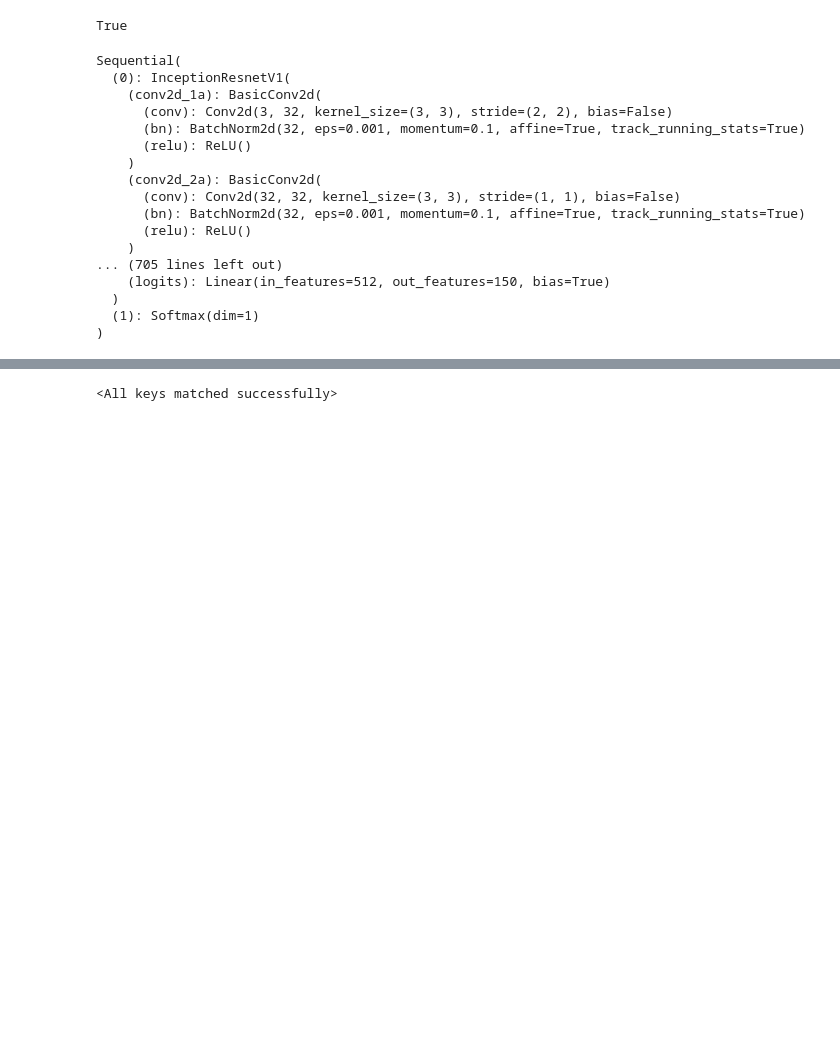
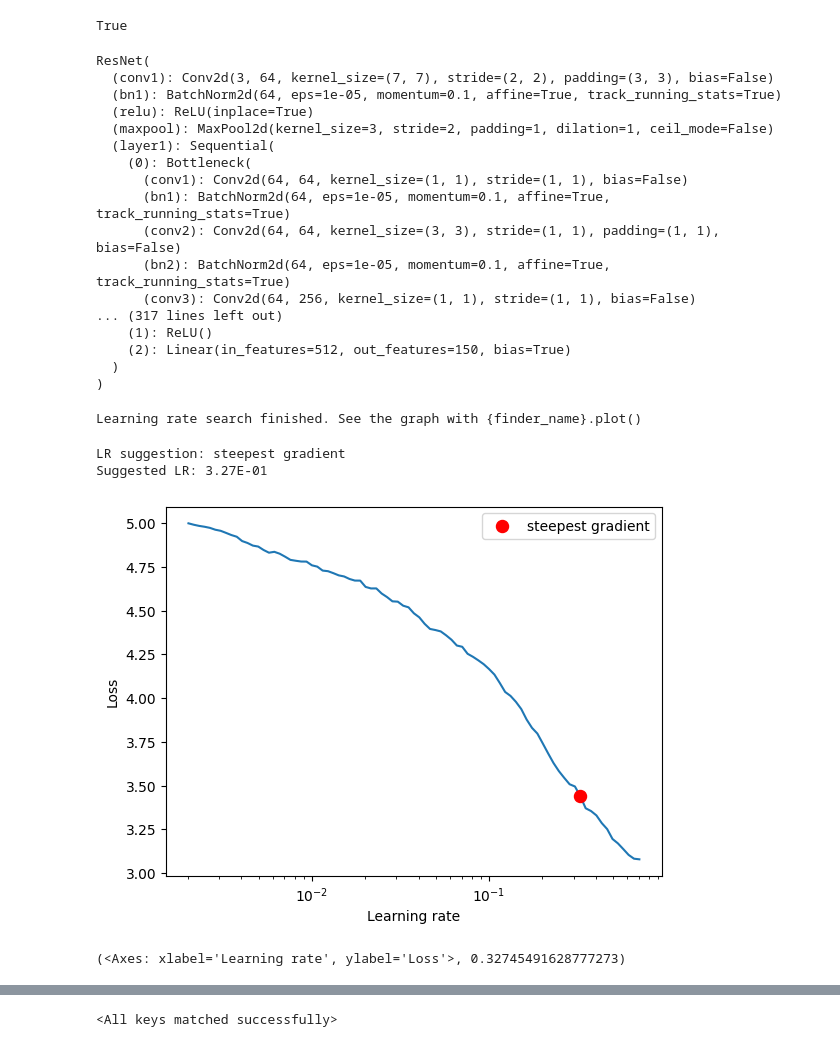
Before and after one commit to alihuss1017/PokeDex, a Jupyter notebook: main.ipynb, the cells around one changed output, grey strips where cells are left out. Cells and saved outputs as stored; diff of their text form; code cells hidden in the pictures; blank space fills up the shorter version.

```diff
--- a/main.ipynb
+++ b/main.ipynb
@@ -26,9 +44,9 @@ train_set.classes
 # %%
 import torchvision.models as models
 import torch.nn as nn
-from facenet_pytorch import InceptionResnetV1
 
-model = InceptionResnetV1(pretrained = 'vggface2')
-model.logits = nn.Linear(model.logits.in_features, 150)
-model = nn.Sequential(model, nn.Softmax(dim = 1))
+model = models.resnet101(weights="ResNet101_Weights.DEFAULT")
+model.fc = nn.Sequential(nn.Linear(2048, 512),
+                         nn.ReLU(),
+                         nn.Linear(512, 150, bias = True))
 model = model.cuda()
@@ -40,25 +64,38 @@ True
 device = ('cuda' if torch.cuda.is_available() else 'cpu')
 model.to(device)
 # %% [output]
-Sequential(
-  (0): InceptionResnetV1(
-    (conv2d_1a): BasicConv2d(
-      (conv): Conv2d(3, 32, kernel_size=(3, 3), stride=(2, 2), bias=False)
-      (bn): BatchNorm2d(32, eps=0.001, momentum=0.1, affine=True, track_running_stats=True)
-      (relu): ReLU()
-    )
-    (conv2d_2a): BasicConv2d(
-      (conv): Conv2d(32, 32, kernel_size=(3, 3), stride=(1, 1), bias=False)
-      (bn): BatchNorm2d(32, eps=0.001, momentum=0.1, affine=True, track_running_stats=True)
-      (relu): ReLU()
-    )
-... (705 lines left out)
-    (logits): Linear(in_features=512, out_features=150, bias=True)
+ResNet(
+  (conv1): Conv2d(3, 64, kernel_size=(7, 7), stride=(2, 2), padding=(3, 3), bias=False)
+  (bn1): BatchNorm2d(64, eps=1e-05, momentum=0.1, affine=True, track_running_stats=True)
+  (relu): ReLU(inplace=True)
+  (maxpool): MaxPool2d(kernel_size=3, stride=2, padding=1, dilation=1, ceil_mode=False)
+  (layer1): Sequential(
+    (0): Bottleneck(
+      (conv1): Conv2d(64, 64, kernel_size=(1, 1), stride=(1, 1), bias=False)
+      (bn1): BatchNorm2d(64, eps=1e-05, momentum=0.1, affine=True, track_running_stats=True)
+      (conv2): Conv2d(64, 64, kernel_size=(3, 3), stride=(1, 1), padding=(1, 1), bias=False)
+      (bn2): BatchNorm2d(64, eps=1e-05, momentum=0.1, affine=True, track_running_stats=True)
+      (conv3): Conv2d(64, 256, kernel_size=(1, 1), stride=(1, 1), bias=False)
+... (317 lines left out)
+    (1): ReLU()
+    (2): Linear(in_features=512, out_features=150, bias=True)
   )
-  (1): Softmax(dim=1)
 )
 # %%
 from torch import optim
+from torch_lr_finder import LRFinder
 
 criterion = nn.CrossEntropyLoss()
-optimizer = optim.Adam(model.parameters(), lr = 10e-3)
+optimizer = optim.Adam(model.parameters())
+
+lr_find = LRFinder(model, optimizer, criterion, device = 'cuda')
+lr_find.range_test(train_loader, end_lr=1, num_iter = 100)
+# %% [output]
+Learning rate search finished. See the graph with {finder_name}.plot()
+# %%
+lr_find.plot()
+# %% [output]
+LR suggestion: steepest gradient
+Suggested LR: 3.27E-01
+[figure, added]
+(<Axes: xlabel='Learning rate', ylabel='Loss'>, 0.32745491628777273)
```
Also changed, not shown: parts of 5 cells of this notebook, 1 other file.
